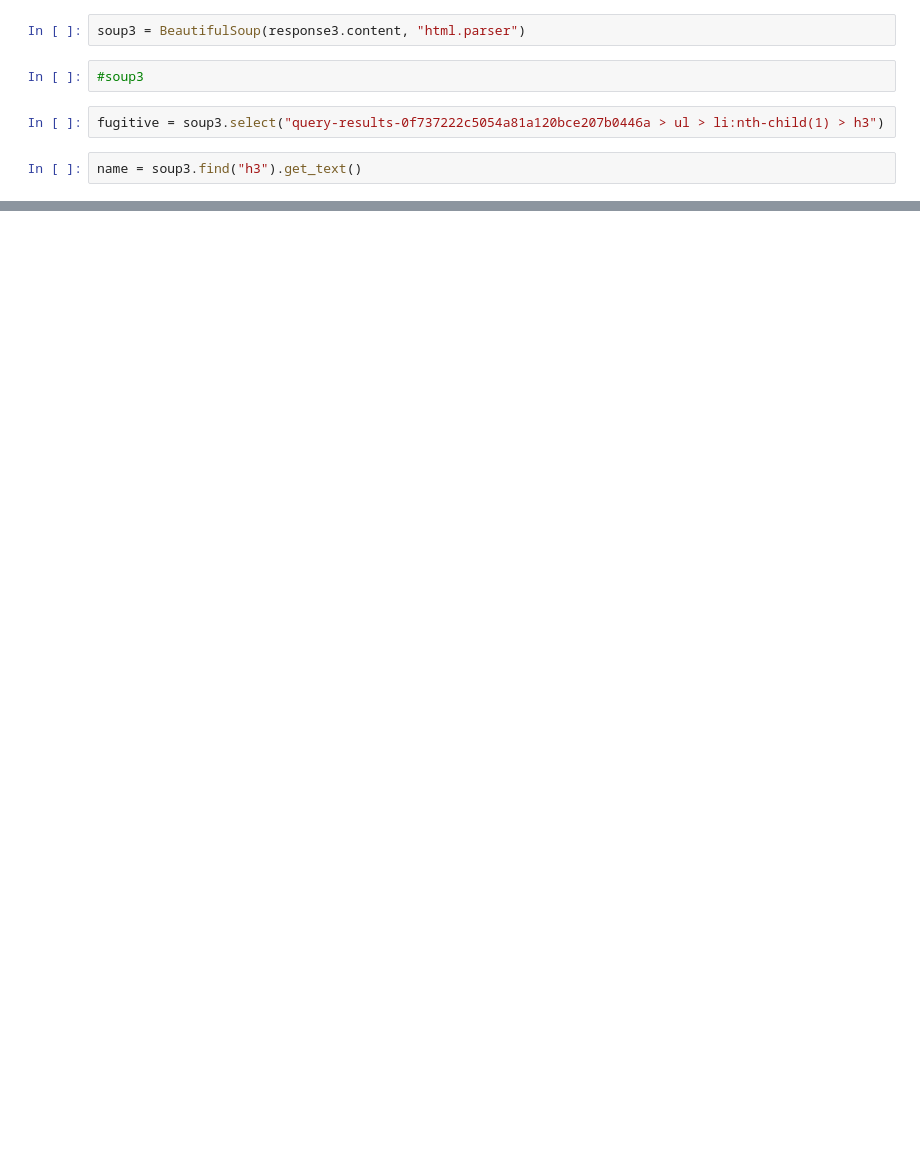
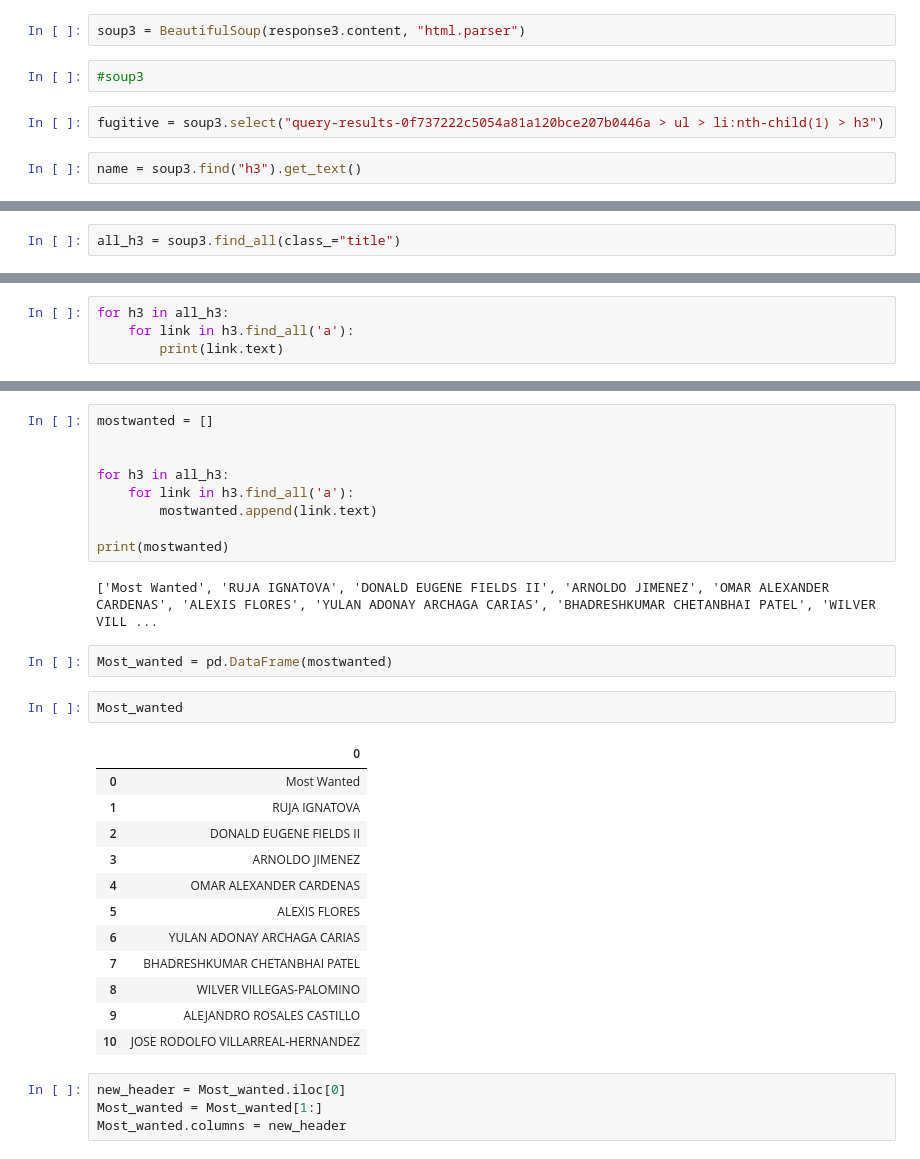
Before and after one commit to Rozayf/lab-web-scraping-single-page, a Jupyter notebook: Lab6.01&6.02.ipynb, the cells around one changed output, grey strips where cells are left out. Saved outputs shown, nothing was run; the diff lists cells and outputs as text; blank space fills up the shorter version.

```diff
--- a/Lab6.01&6.02.ipynb
+++ b/Lab6.01&6.02.ipynb
@@ -304,0 +314,2 @@ print(name)
+# %%
+all_h3 = soup3.find_all(class_="title")
@@ -304,0 +336,4 @@ print(name)
+# %%
+for h3 in all_h3:
+    for link in h3.find_all('a'):
+        print(link.text)
@@ -304,0 +352,32 @@ print(name)
+# %%
+mostwanted = []
+
+
+for h3 in all_h3:
+    for link in h3.find_all('a'):
+        mostwanted.append(link.text)
+
+print(mostwanted)
+# %% [output]
+['Most Wanted', 'RUJA IGNATOVA', 'DONALD EUGENE FIELDS II', 'ARNOLDO JIMENEZ', 'OMAR ALEXANDER CARDENAS', 'ALEXIS FLORES', 'YULAN ADONAY ARCHAGA CARIAS', 'BHADRESHKUMAR CHETANBHAI PATEL', 'WILVER VILL ...
+# %%
+Most_wanted = pd.DataFrame(mostwanted)
+# %%
+Most_wanted
+# %% [output]
+|  | 0 |
+| 0 | Most Wanted |
+| 1 | RUJA IGNATOVA |
+| 2 | DONALD EUGENE FIELDS II |
+| 3 | ARNOLDO JIMENEZ |
+| 4 | OMAR ALEXANDER CARDENAS |
+| 5 | ALEXIS FLORES |
+| 6 | YULAN ADONAY ARCHAGA CARIAS |
+| 7 | BHADRESHKUMAR CHETANBHAI PATEL |
+| 8 | WILVER VILLEGAS-PALOMINO |
+| 9 | ALEJANDRO ROSALES CASTILLO |
+| 10 | JOSE RODOLFO VILLARREAL-HERNANDEZ |
+# %%
+new_header = Most_wanted.iloc[0]
+Most_wanted = Most_wanted[1:]
+Most_wanted.columns = new_header
```
Also changed, not shown: parts of 7 cells of this notebook.
